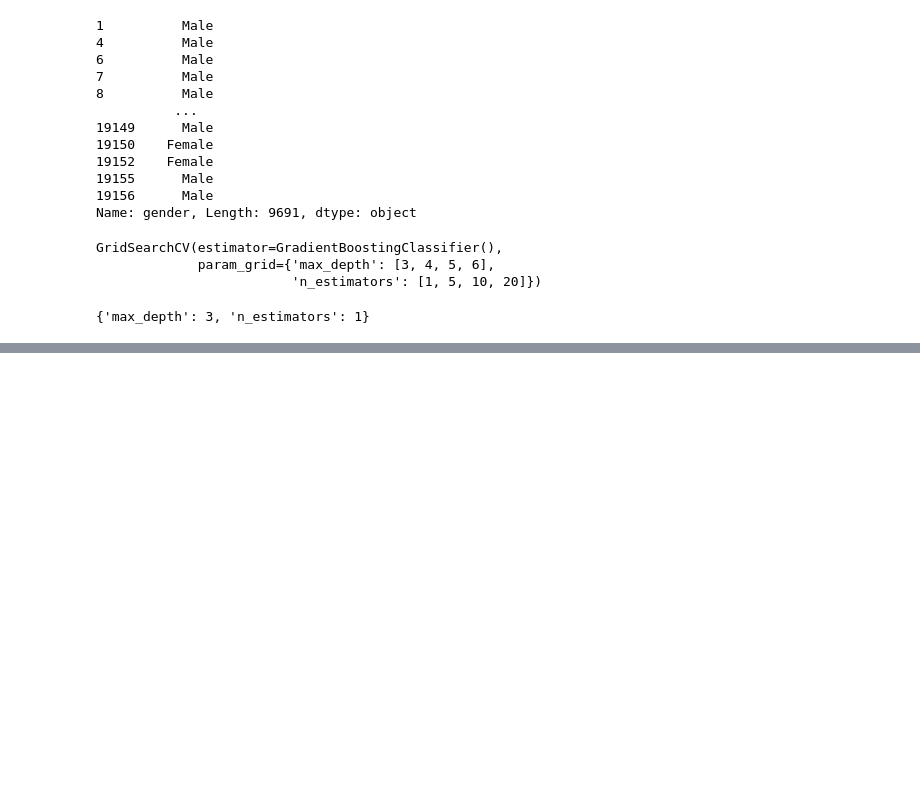
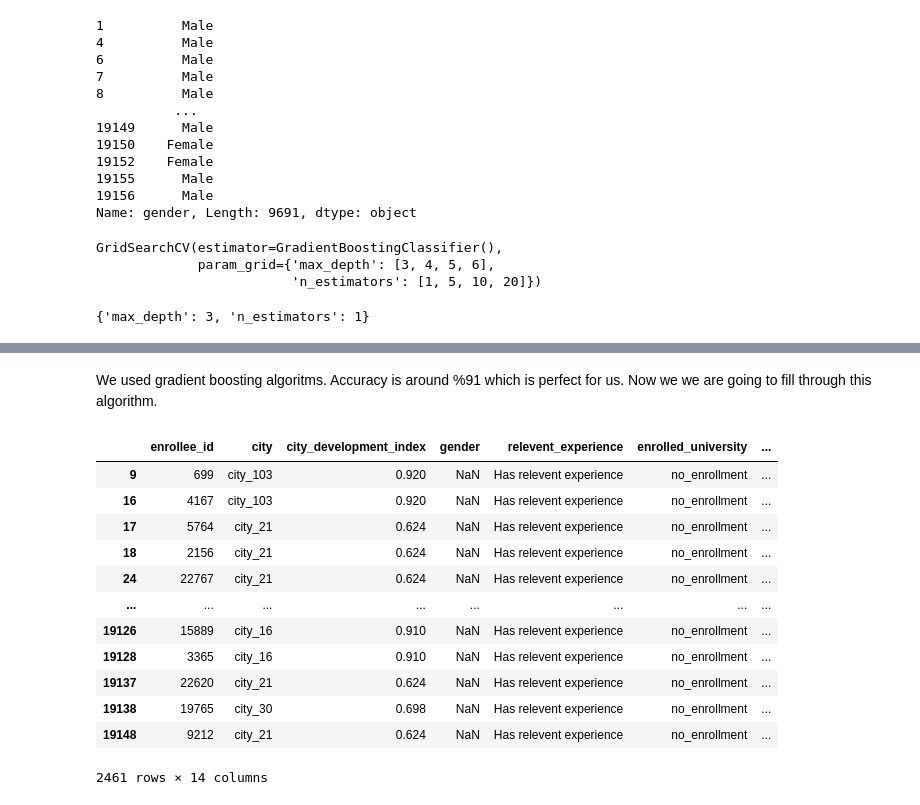
Before and after one commit to NevzatTaha/Hr_Analytic-Data-Cleaning-and-Prediction, a Jupyter notebook: HRAnalytic.ipynb, the cells around one changed output, grey strips where cells are left out. Saved outputs shown, nothing was run; the diff lists cells and outputs as text; code cells hidden in the pictures; blank space fills up the shorter version.

```diff
--- a/HRAnalytic.ipynb
+++ b/HRAnalytic.ipynb
@@ -619,0 +632,19 @@ SyntaxError: invalid syntax (2814677514.py, line 1)
+# %% [markdown]
+We used gradient boosting algoritms. Accuracy is around %91 which is perfect for us. Now we we are going to fill through this algorithm.
+# %%
+df_na=df[df["gender"].isna()]
+df_na
+# %% [output]
+|  | enrollee_id | city | city_development_index | gender | relevent_experience | enrolled_university | ... |
+| 9 | 699 | city_103 | 0.920 | NaN | Has relevent experience | no_enrollment | ... |
+| 16 | 4167 | city_103 | 0.920 | NaN | Has relevent experience | no_enrollment | ... |
+| 17 | 5764 | city_21 | 0.624 | NaN | Has relevent experience | no_enrollment | ... |
+| 18 | 2156 | city_21 | 0.624 | NaN | Has relevent experience | no_enrollment | ... |
+| 24 | 22767 | city_21 | 0.624 | NaN | Has relevent experience | no_enrollment | ... |
+| ... | ... | ... | ... | ... | ... | ... | ... |
+| 19126 | 15889 | city_16 | 0.910 | NaN | Has relevent experience | no_enrollment | ... |
+| 19128 | 3365 | city_16 | 0.910 | NaN | Has relevent experience | no_enrollment | ... |
+| 19137 | 22620 | city_21 | 0.624 | NaN | Has relevent experience | no_enrollment | ... |
+| 19138 | 19765 | city_30 | 0.698 | NaN | Has relevent experience | no_enrollment | ... |
+| 19148 | 9212 | city_21 | 0.624 | NaN | Has relevent experience | no_enrollment | ... |
+2461 rows × 14 columns
```
Also changed, not shown: parts of 13 cells of this notebook.
